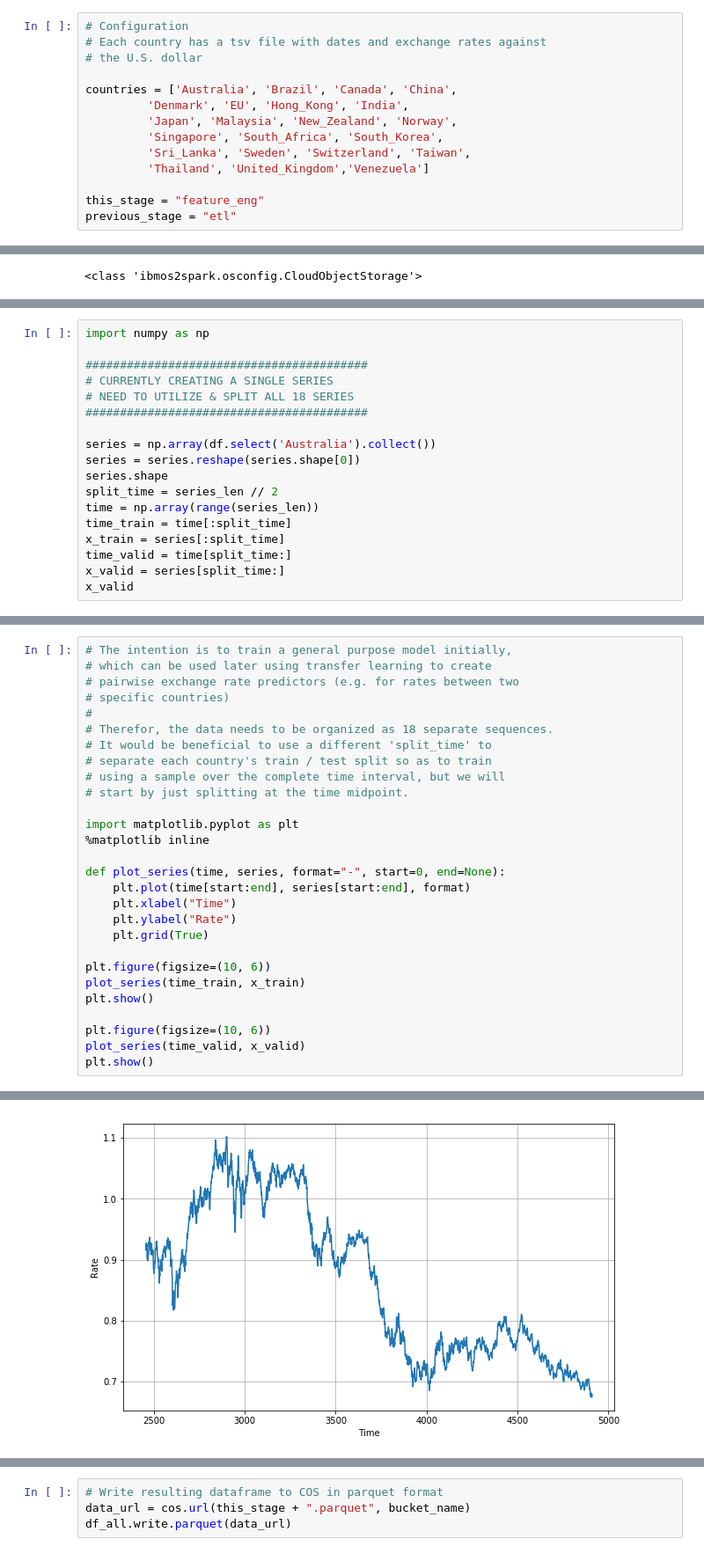
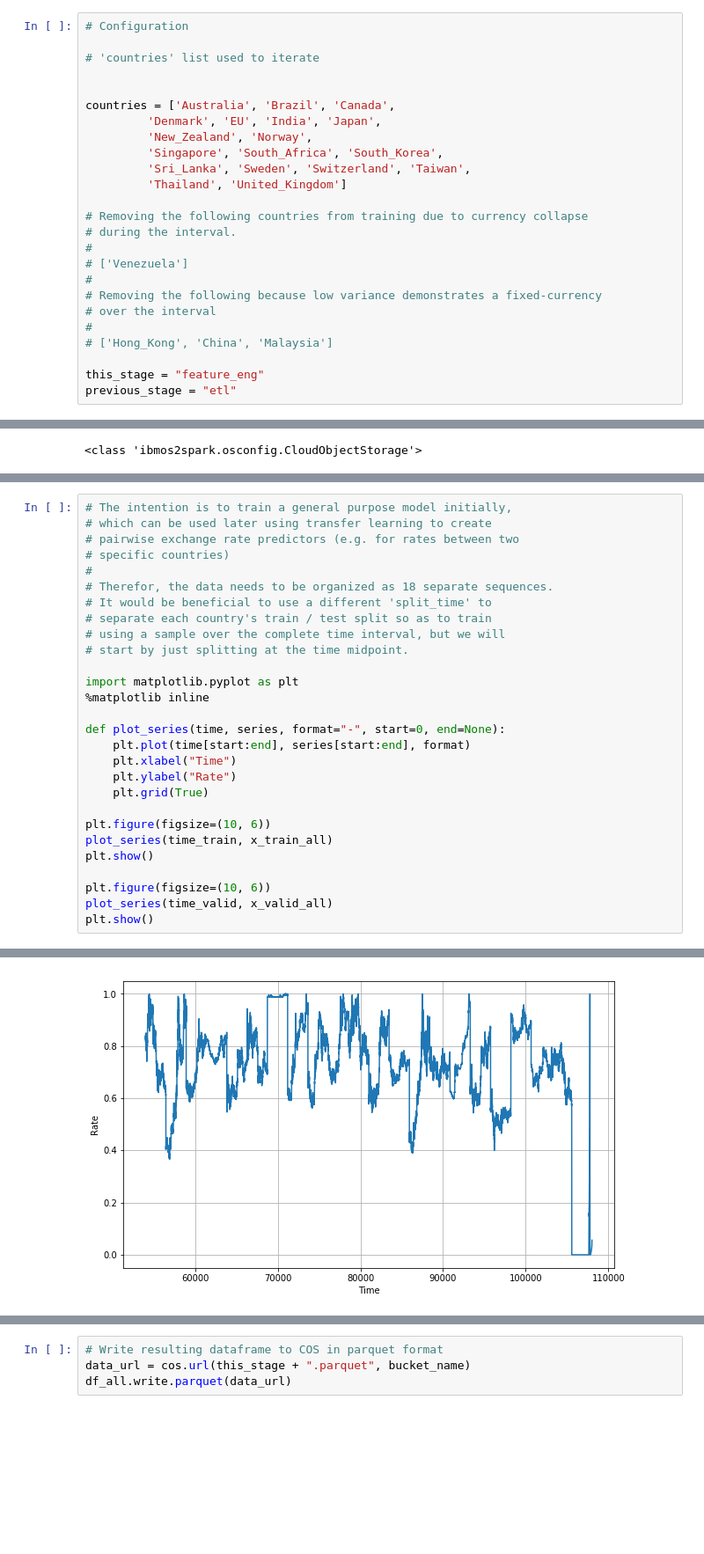
Before and after one commit to elmikeryan/FOREX, a Jupyter notebook: FOREX.feature_eng.pyspark.1.ipynb, the cells around one changed output, grey strips where cells are left out. Shown: that part at 88% size. Cells and saved outputs as stored; diff of their text form; blank space fills up the shorter version.

```diff
--- a/FOREX.feature_eng.pyspark.1.ipynb
+++ b/FOREX.feature_eng.pyspark.1.ipynb
@@ -10,14 +20,25 @@ Target directory /home/spark/shared/user-libs/python3/ibmos2spark already exists
 # %%
 # Configuration
-# Each country has a tsv file with dates and exchange rates against
-# the U.S. dollar
 
-countries = ['Australia', 'Brazil', 'Canada', 'China',
-         'Denmark', 'EU', 'Hong_Kong', 'India',
-         'Japan', 'Malaysia', 'New_Zealand', 'Norway',
+# 'countries' list used to iterate
+
+
+countries = ['Australia', 'Brazil', 'Canada',
+         'Denmark', 'EU', 'India', 'Japan',
+         'New_Zealand', 'Norway',
          'Singapore', 'South_Africa', 'South_Korea',
          'Sri_Lanka', 'Sweden', 'Switzerland', 'Taiwan',
-         'Thailand', 'United_Kingdom','Venezuela']
+         'Thailand', 'United_Kingdom']
+
+# Removing the following countries from training due to currency collapse
+# during the interval.
+#
+# ['Venezuela']
+#
+# Removing the following because low variance demonstrates a fixed-currency
+# over the interval
+#
+# ['Hong_Kong', 'China', 'Malaysia']
 
 this_stage = "feature_eng"
 previous_stage = "etl"
@@ -145,18 +119,0 @@ print(tf.__version__)
-# %%
-import numpy as np
-
-#########################################
-# CURRENTLY CREATING A SINGLE SERIES
-# NEED TO UTILIZE & SPLIT ALL 18 SERIES
-#########################################
-
-series = np.array(df.select('Australia').collect())
-series = series.reshape(series.shape[0])
-series.shape
-split_time = series_len // 2
-time = np.array(range(series_len))
-time_train = time[:split_time]
-x_train = series[:split_time]
-time_valid = time[split_time:]
-x_valid = series[split_time:]
-x_valid
@@ -185,10 +283,10 @@ def plot_series(time, series, format="-", start=0, end=None):
     plt.grid(True)
 
 plt.figure(figsize=(10, 6))
-plot_series(time_train, x_train)
+plot_series(time_train, x_train_all)
 plt.show()
 
 plt.figure(figsize=(10, 6))
-plot_series(time_valid, x_valid)
+plot_series(time_valid, x_valid_all)
 plt.show()
 # %% [output]
@@ -196 +294 @@ plt.show()
-[figure, old version]
+[figure, new version]
```
Also changed, not shown: parts of 31 cells of this notebook.
